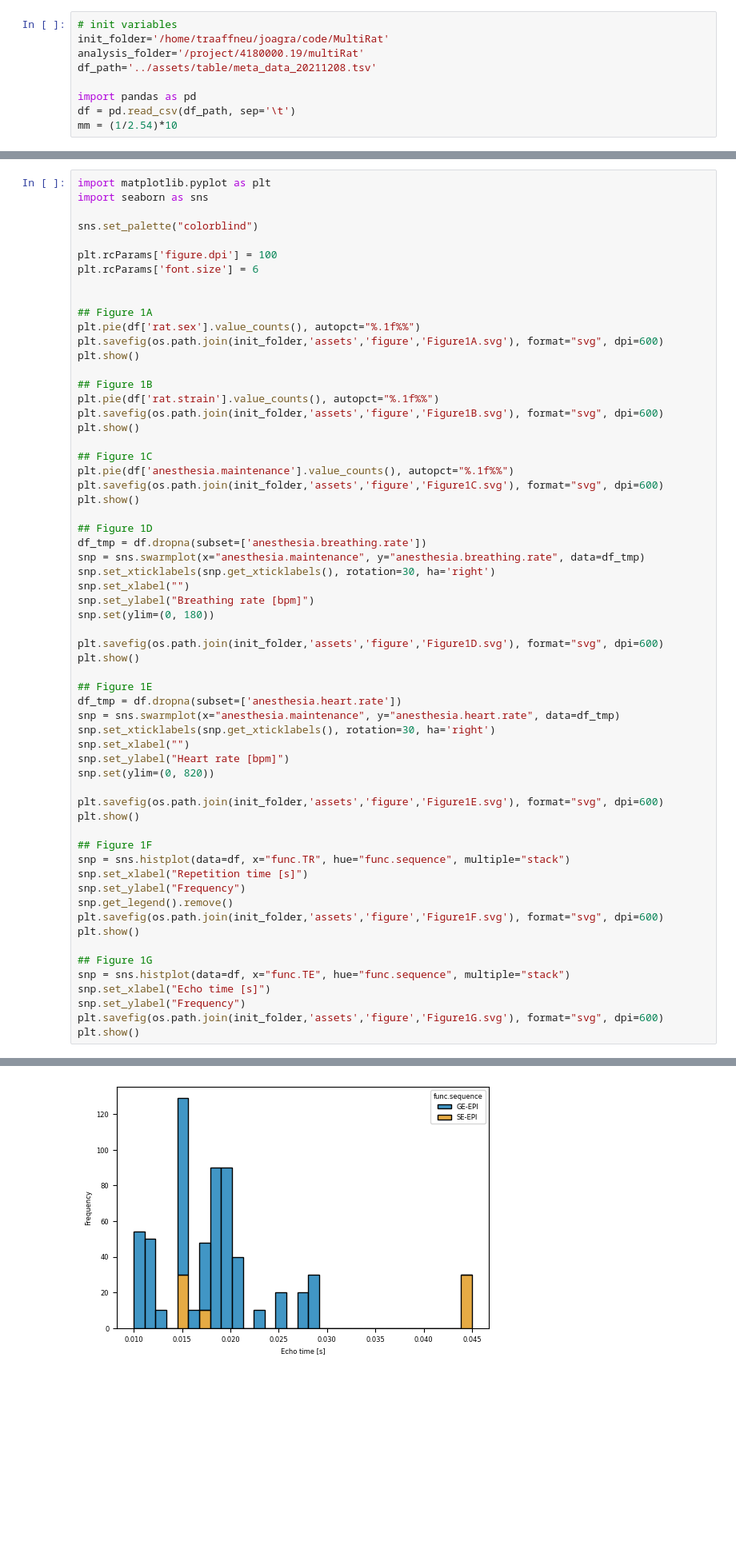
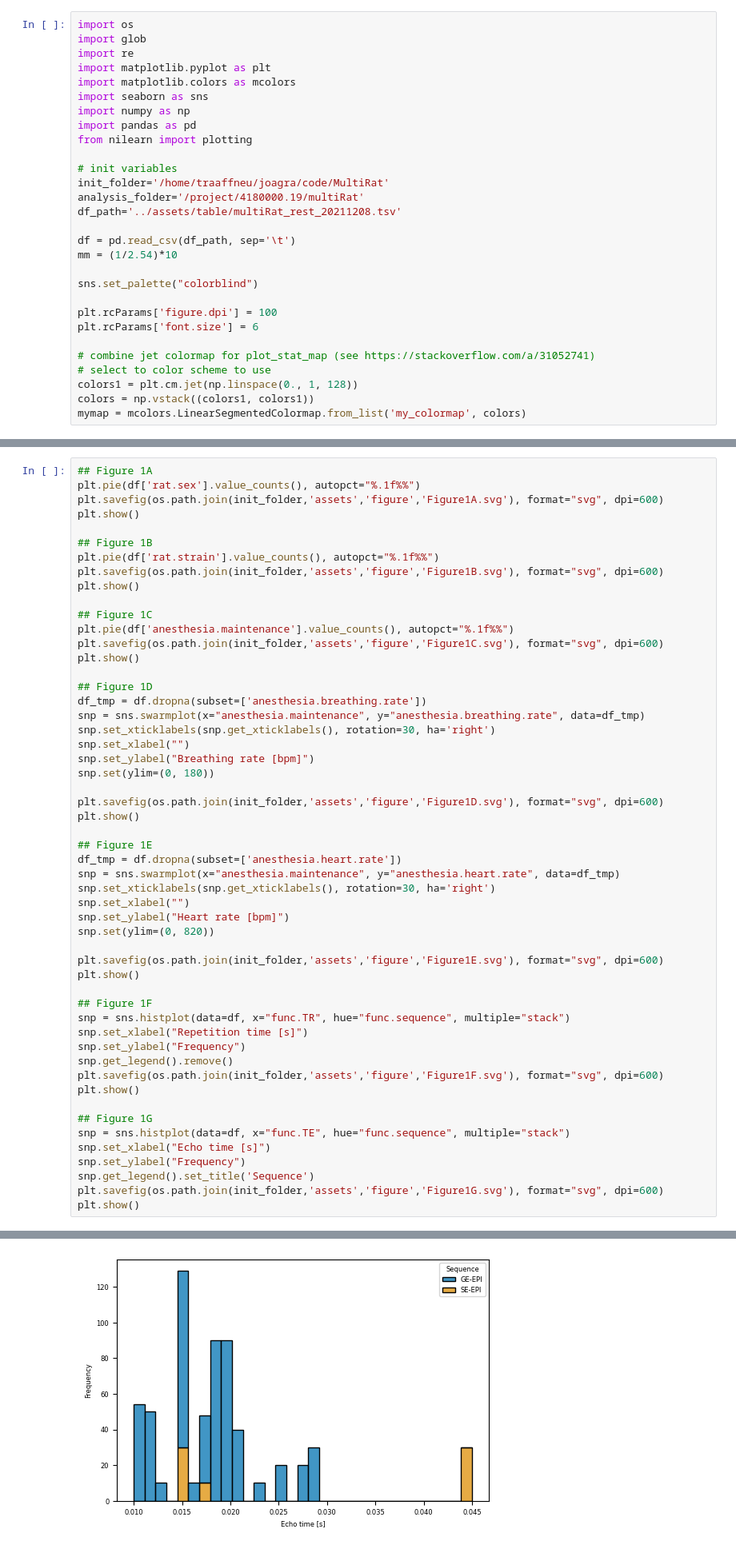
Before and after one commit to grandjeanlab/MultiRat, a Jupyter notebook: scripts/proj_mauscript.ipynb, the cells around one changed output, grey strips where cells are left out. Shown at 80% size. Drawn from its saved outputs; the diff is of its cells as text; blank space fills up the shorter version.

Commit message:
figure 2 + supplement

```diff
--- a/scripts/proj_mauscript.ipynb
+++ b/scripts/proj_mauscript.ipynb
@@ -7,14 +7,34 @@ Joanes Grandjean
 
 This page shows the code to reproduce the figures in the manuscript in preparation. Results/figure selection is based on the analysis in the other scripts.
 # %%
+import os
+import glob
+import re
+import matplotlib.pyplot as plt
+import matplotlib.colors as mcolors
+import seaborn as sns
+import numpy as np
+import pandas as pd
+from nilearn import plotting
+
 # init variables
 init_folder='/home/traaffneu/joagra/code/MultiRat'
 analysis_folder='/project/4180000.19/multiRat'
-df_path='../assets/table/meta_data_20211208.tsv'
+df_path='../assets/table/multiRat_rest_20211208.tsv'
 
-import pandas as pd
 df = pd.read_csv(df_path, sep='\t')
 mm = (1/2.54)*10
+
+sns.set_palette("colorblind")
+
+plt.rcParams['figure.dpi'] = 100
+plt.rcParams['font.size'] = 6
+
+# combine jet colormap for plot_stat_map (see https://stackoverflow.com/a/31052741)
+# select to color scheme to use
+colors1 = plt.cm.jet(np.linspace(0., 1, 128))
+colors = np.vstack((colors1, colors1))
+mymap = mcolors.LinearSegmentedColormap.from_list('my_colormap', colors)
 # %% [markdown]
 # Figure 1. Dataset description.
 a. Strain.
@@ -26,15 +46,6 @@ f. Heart rate as a function of anesthesia.
 g. Repetition time as a function of sequence
 h. Echo time as a function of sequence.
 # %%
-import matplotlib.pyplot as plt
-import seaborn as sns
-
-sns.set_palette("colorblind")
-
-plt.rcParams['figure.dpi'] = 100
-plt.rcParams['font.size'] = 6
-
-
 ## Figure 1A
 plt.pie(df['rat.sex'].value_counts(), autopct="%.1f%%")
 plt.savefig(os.path.join(init_folder,'assets','figure','Figure1A.svg'), format="svg", dpi=600)
@@ -66,34 +77,35 @@ df_tmp = df.dropna(subset=['anesthesia.heart.rate'])
 snp = sns.swarmplot(x="anesthesia.maintenance", y="anesthesia.heart.rate", data=df_tmp)
 snp.set_xticklabels(snp.get_xticklabels(), rotation=30, ha='right')
 snp.set_xlabel("")
 snp.set_ylabel("Heart rate [bpm]")
 snp.set(ylim=(0, 820))
 
 plt.savefig(os.path.join(init_folder,'assets','figure','Figure1E.svg'), format="svg", dpi=600)
 plt.show()
 
 ## Figure 1F
 snp = sns.histplot(data=df, x="func.TR", hue="func.sequence", multiple="stack")
 snp.set_xlabel("Repetition time [s]")
 snp.set_ylabel("Frequency")
 snp.get_legend().remove()
 plt.savefig(os.path.join(init_folder,'assets','figure','Figure1F.svg'), format="svg", dpi=600)
 plt.show()
 
 ## Figure 1G
 snp = sns.histplot(data=df, x="func.TE", hue="func.sequence", multiple="stack")
 snp.set_xlabel("Echo time [s]")
 snp.set_ylabel("Frequency")
+snp.get_legend().set_title('Sequence')
 plt.savefig(os.path.join(init_folder,'assets','figure','Figure1G.svg'), format="svg", dpi=600)
 plt.show()
 # %% [output]
 [figure]
 [figure]
 [figure]
 [figure]
 [figure]
 [figure]
-[figure, old version]
+[figure, new version]
 # %% [markdown]
 # Figure S1. Dataset description complement
 a. Age in months
```
Also changed, not shown: parts of 15 cells of this notebook, 36 other files.
